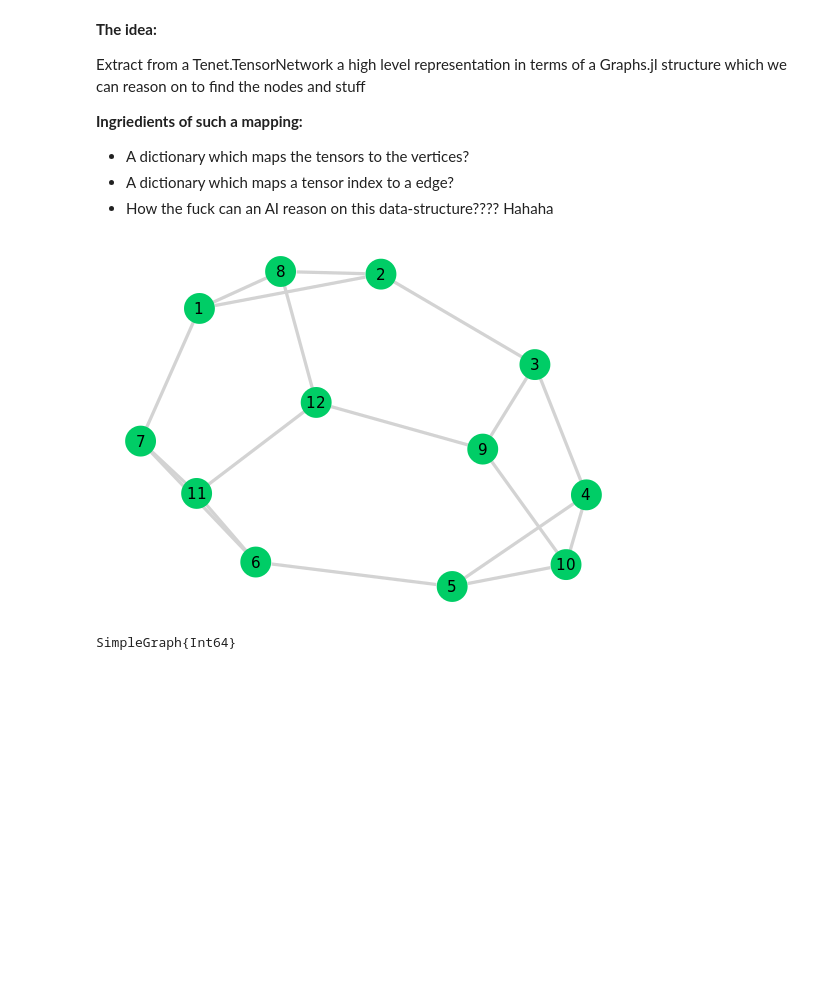
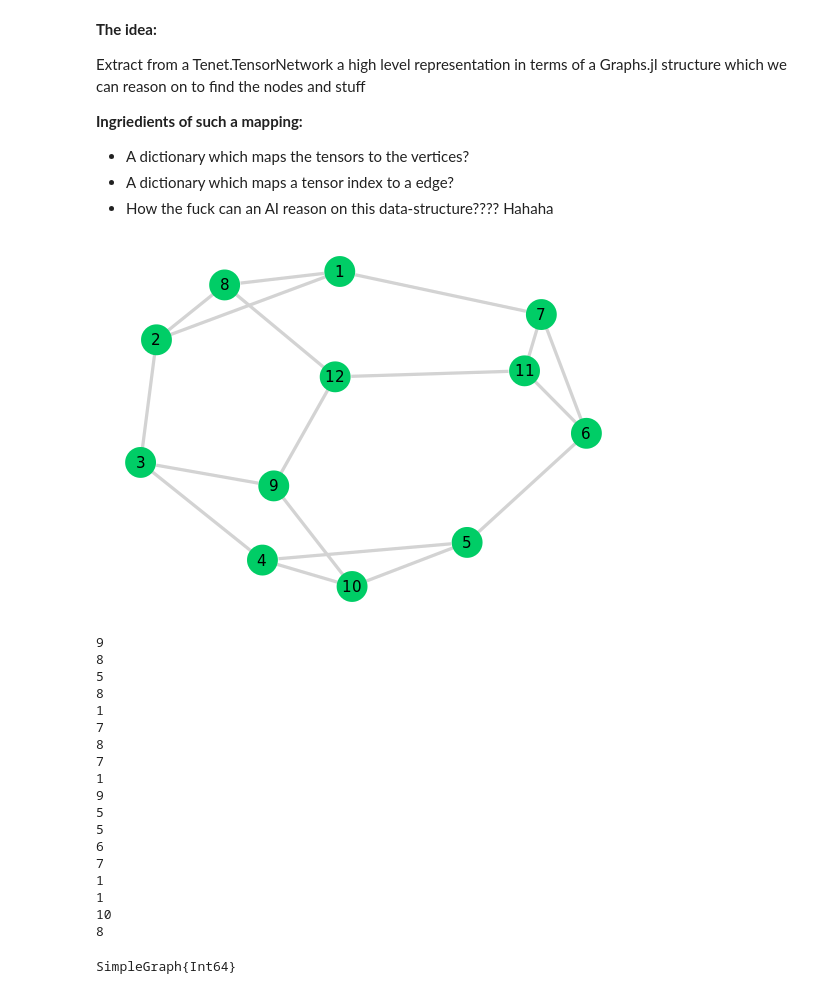
Before and after one commit to bartdv123/MasterThesis-TensorNetworks, a Jupyter notebook: Notebooks with initial implementations/Tenet.jl and Graphs.jl Interface.ipynb, the cells around one changed output. Cells and saved outputs as stored; diff of their text form; code cells hidden in the pictures; blank space fills up the shorter version.

```diff
--- a/Notebooks with initial implementations/Tenet.jl and Graphs.jl Interface.ipynb
+++ b/Notebooks with initial implementations/Tenet.jl and Graphs.jl Interface.ipynb
@@ -27,7 +27,7 @@ __Ingriedients of such a mapping:__
 - A dictionary which maps a tensor index to a edge?
 - How the fuck can an AI reason on this data-structure???? Hahaha
 # %%
-function fill_with_random(G, dims, visualisation = false)
+function fill_with_random(G, dims, visualisation = false, fixed_dim = true)
 
     """
     Function which takes in a Graphs.jl graph-structure (G) and which generates a Tenet.TensorNetwork based on the connectivity of the network.
@@ -37,36 +37,62 @@ function fill_with_random(G, dims, visualisation = false)
     nvertices = nv(G) # number of vertices
     nedges = ne(G)    # number of edges
 
     nodes = [node for node in vertices(G)]
     edgesgraph = [edge for edge in edges(G)]
     edges_labels = [Symbol(edge) for edge in 1:nedges]
     edges_map = Dict(zip(edgesgraph, edges_labels))
 
     if visualisation == true
         display(gplot(G, nodelabel=nodes, nodefillc=colorant"springgreen3", layout=spring_layout))
     end
 
 
     tensors = []
     # Generating the tensors inside of the network
     for source in vertices(G)
         inds = Tuple([edges_map[edge] for edge in edges(G) if source in([src(edge), dst(edge)])])
-        size_generation_tuple = Tuple([dims for i in 1:length(inds)])
+        if fixed_dim == true
+            size_generation_tuple = Tuple([dims for i in 1:length(inds)])
+        end
+        if fixed_dim == false
+            size_generation_tuple = Tuple([rand(dims[1]:dims[2]) for i in 1:length(inds)])
+        end
         push!(tensors, Tensor(rand(size_generation_tuple...), inds))
 
     end
 
     TN = TensorNetwork(tensors)
     return TN
 
 end
 
 
-dimension = 3
+dimension = [1,10]
 G = Graphs.smallgraph(:frucht)
-tn1 = fill_with_random(G, dimension, true)
+tn1 = fill_with_random(G, dimension, true, false)
+for ind in inds(tn1)
+    println(size(tn1, ind))
+end
 typeof(G)
 # %% [output]
-[figure, old version]
+[figure, new version]
-SimpleGraph{Int64}
+9
+8
+5
+8
+1
+7
+8
+7
+1
+9
+5
+5
+6
+7
+1
+1
+10
+8
+SimpleGraph{Int64}
 # %%
```
Also changed, not shown: parts of 2 cells of this notebook, 5 other files.
